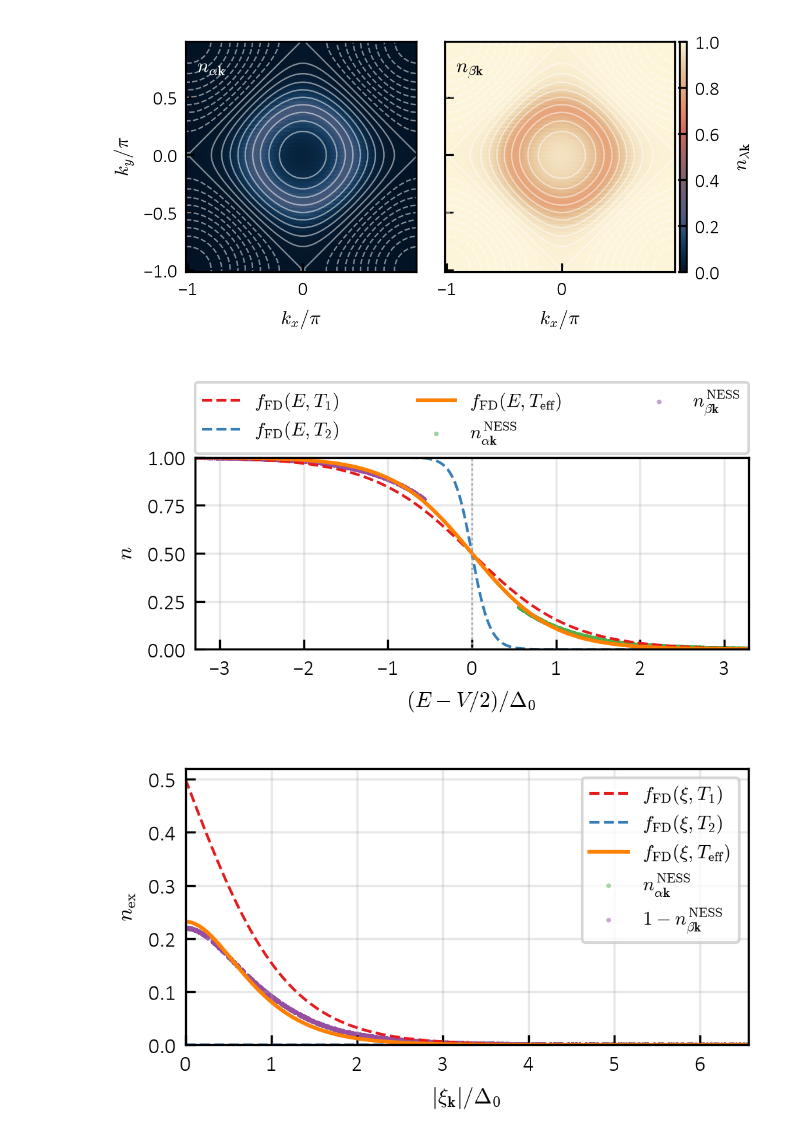
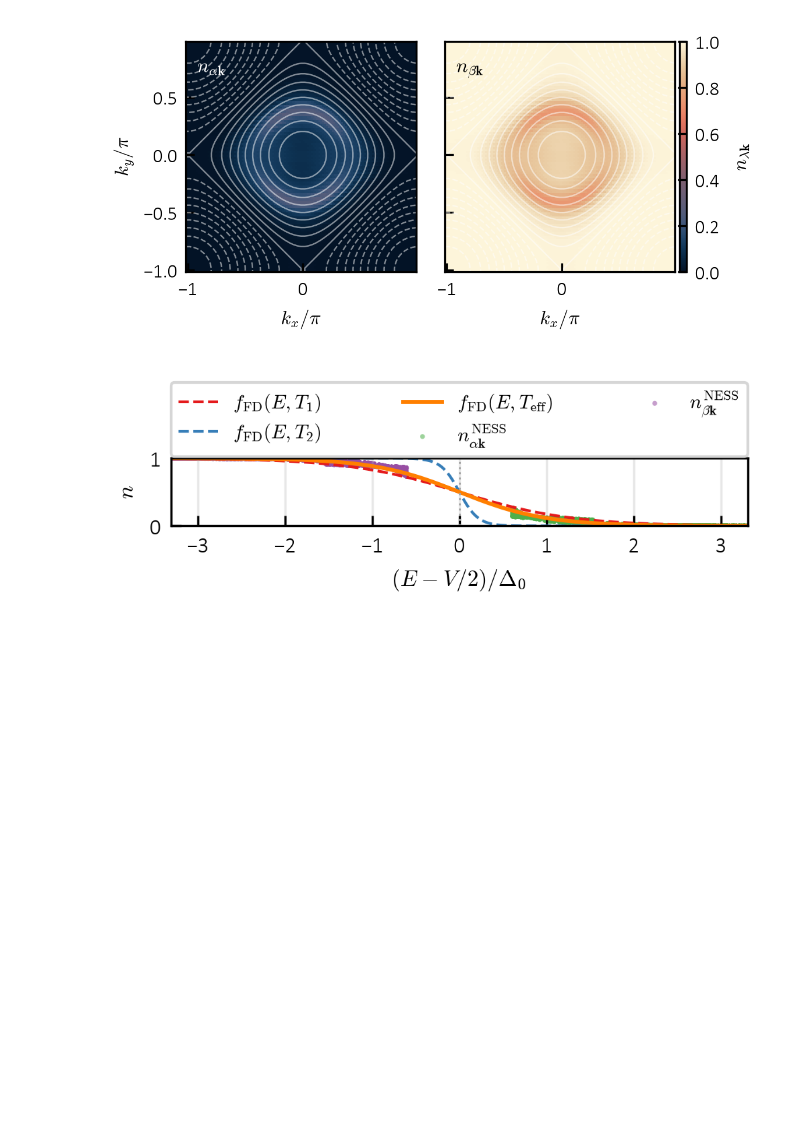
Before and after one commit to korl-z/IJS-F1, a Jupyter notebook: Koda/EI_baths/30_9_2026_skripta.ipynb, the cells around one changed output. Drawn from its saved outputs; the diff is of its cells as text; code cells hidden in the pictures; blank space fills up the shorter version.

```diff
--- a/Koda/EI_baths/30_9_2026_skripta.ipynb
+++ b/Koda/EI_baths/30_9_2026_skripta.ipynb
@@ -82,7 +84,7 @@ t2a = tn * tc
 nt = tg["nt"]
 
 st = ej.mf_state(bd_ref, p, s0.d, s0.m)
-t1n, t2n = 1.1, 0.2
+t1n, t2n = 1.2, 0.2
 t1, t2 = t1n * tc, t2n * tc
 # %%
 
@@ -91,7 +93,7 @@ fn = getattr(pb, bc["rate"])
 bp = dict(bc["pars"])
 
 
-ov = ({"cs": 10.0, "w0": 2.2}, {"cs": 10.0, "w0": 2.2})     # bath 1 (T1), bath 2 (T2)
+ov = ({"cs": 1.0, "w0": 2.2}, {"cs": 1.0, "w0": 0.1})     # bath 1 (T1), bath 2 (T2)
 
 bs = tuple(
     fn(t, bd.k, name=f"bath_{i + 1}", **{**bp, **o})
@@ -382,8 +388,8 @@ et.ej = ej      # route eff_T through ei_jax_2 in this kernel
 
 mc = 0.0        # chemical potential; ei_jax_2 energies already carry -V/2
 ep = {
-    "dt": 1.0, "mix": [0.8, 0.8], "tol": 1.0e-4,
-    "nmax": 50, "chk": 10, "mf": False, "prog": True,
+    "dt": 0.5, "mix": [0.8, 0.8], "tol": 1.0e-4,
+    "nmax": 200, "chk": 10, "mf": False, "prog": True,
     "mode": "dense", "block": 1024,
 }
 
@@ -401,13 +406,12 @@ logger.info("T_eff/T_c = %.6f, power = %.3e, ok = %s",
 # %%
 plot_dispersion(pt, bd, so, mc)                 # bands on Gamma-X-M, coloured by n
-plot_bz(pt, bd, so)                             # 2D n_alpha, n_beta
-plot_energy(pt, so, sf, t1, t2, mc, d0)         # n vs E against FD at T1, T2, T_eff
-plot_xi(pt, bd, p, eq, so, sf, t1, t2, d0)      # n vs |xi| against FD at T1, T2, T_eff
+plot_bz(pt, bd, so, path=None)                             # 2D n_alpha, n_beta
+plot_energy(pt, so, sf, t1, t2, mc, d0, path=None)         # n vs E against FD at T1, T2, T_eff
+# plot_xi(pt, bd, p, eq, so, sf, t1, t2, d0)      # n vs |xi| against FD at T1, T2, T_eff
 # %% [output]
 [figure]
 [figure]
-[figure, old version]
+[figure, new version]
-[figure, removed]
 # %%
 ef = np.asarray(st.e).reshape(-1)                       # (alpha k, beta k) energies
 ro = [np.asarray(pb.rates(st, pb.pack((c,)))).sum(axis=0) for c in bs]
```
Also changed, not shown: parts of 11 cells of this notebook, 20 other files.
